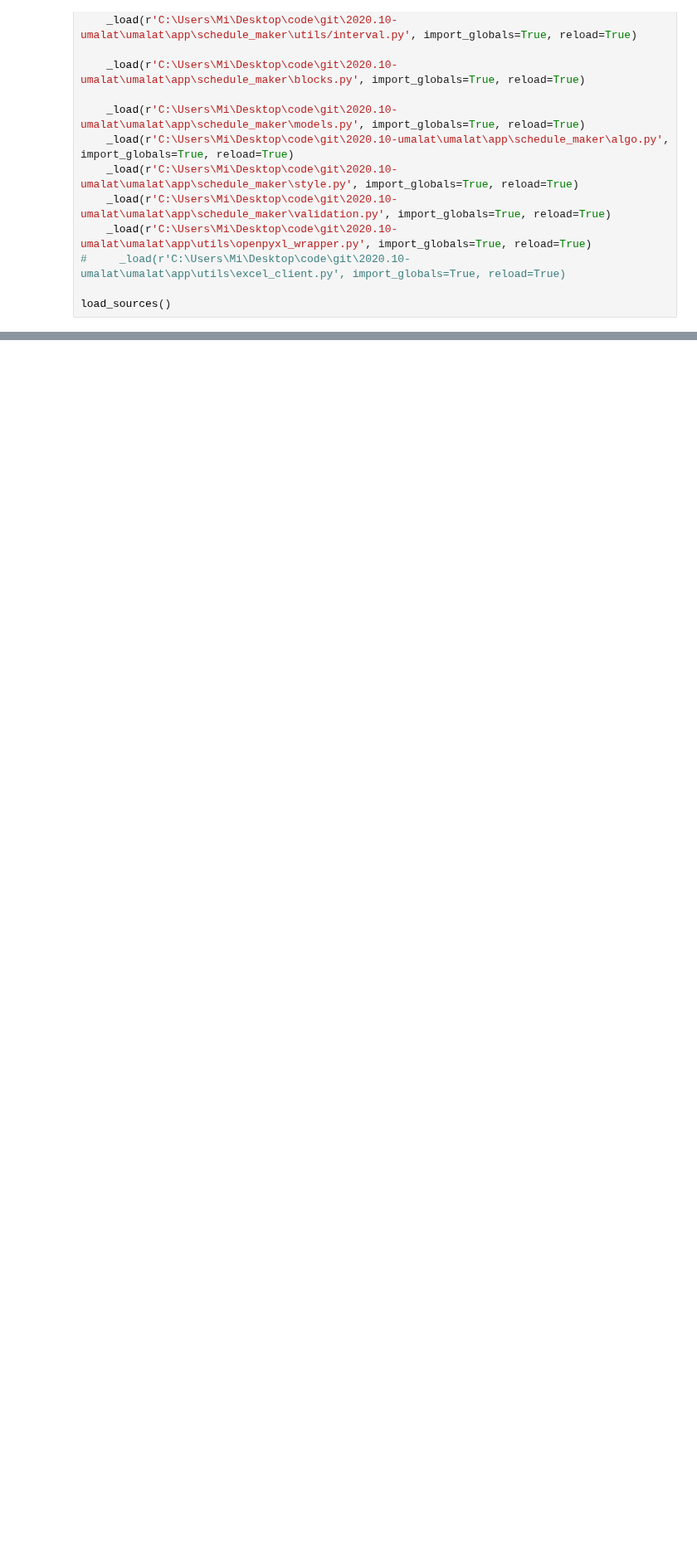
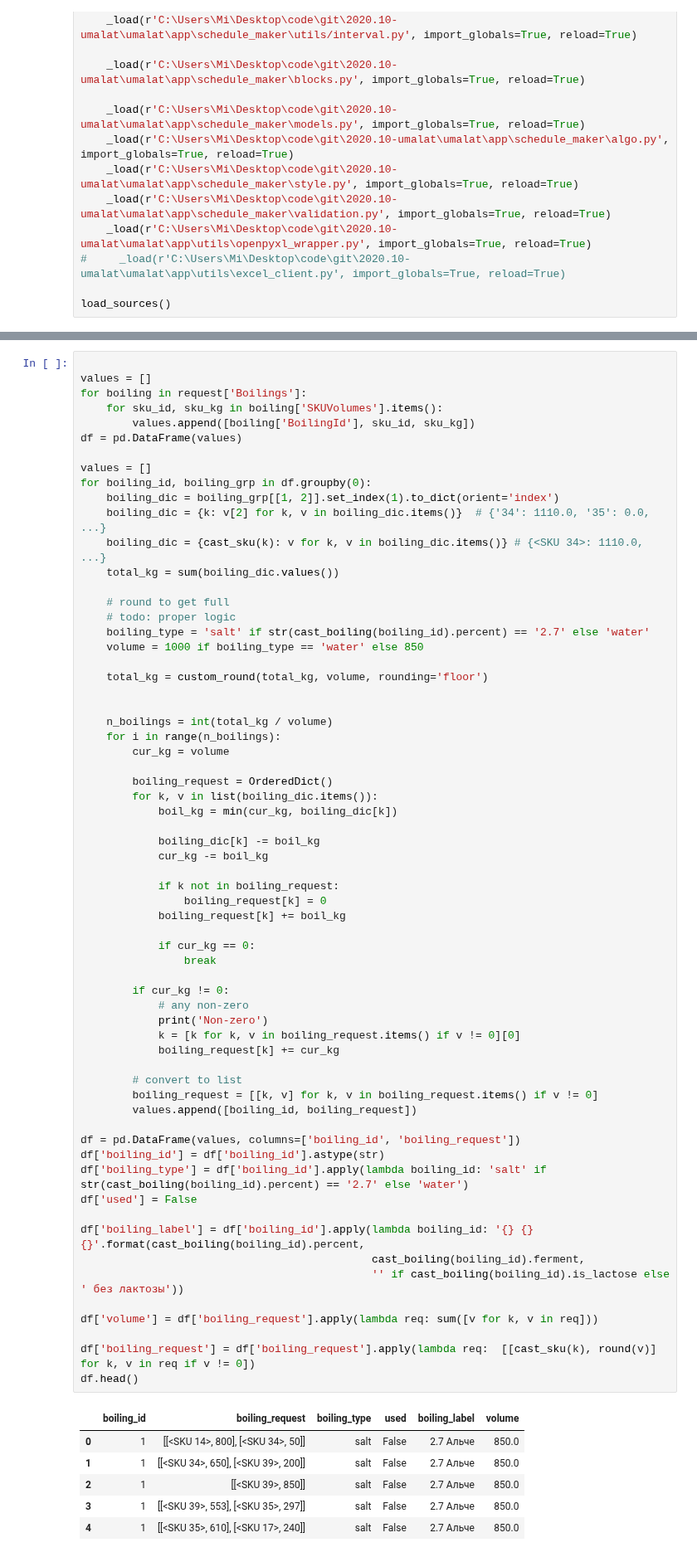
Before and after one commit to nkrokhmal/umalat, a Jupyter notebook: research/akadaner/2020.12.09 algo.ipynb, the cells around one changed output, grey strips where cells are left out. Shown at 83% size. Drawn from its saved outputs; the diff is of its cells as text; blank space fills up the shorter version.

```diff
--- a/research/akadaner/2020.12.09 algo.ipynb
+++ b/research/akadaner/2020.12.09 algo.ipynb
@@ -54,0 +109,71 @@ pyperclip.copy(draw_print(root, visible_only=False))
+# %%
+
+values = []
+for boiling in request['Boilings']:
+    for sku_id, sku_kg in boiling['SKUVolumes'].items():
+        values.append([boiling['BoilingId'], sku_id, sku_kg])
+df = pd.DataFrame(values)
+
+values = []
+for boiling_id, boiling_grp in df.groupby(0):
+    boiling_dic = boiling_grp[[1, 2]].set_index(1).to_dict(orient='index')
+    boiling_dic = {k: v[2] for k, v in boiling_dic.items()}  # {'34': 1110.0, '35': 0.0, ...}
+    boiling_dic = {cast_sku(k): v for k, v in boiling_dic.items()} # {<SKU 34>: 1110.0, ...}
+    total_kg = sum(boiling_dic.values())
+
+    # round to get full
+    # todo: proper logic
+    boiling_type = 'salt' if str(cast_boiling(boiling_id).percent) == '2.7' else 'water'
+    volume = 1000 if boiling_type == 'water' else 850
+
+    total_kg = custom_round(total_kg, volume, rounding='floor')
+
+
+    n_boilings = int(total_kg / volume)
+    for i in range(n_boilings):
+        cur_kg = volume
+
+        boiling_request = OrderedDict()
+        for k, v in list(boiling_dic.items()):
+            boil_kg = min(cur_kg, boiling_dic[k])
+
+            boiling_dic[k] -= boil_kg
+            cur_kg -= boil_kg
+
+            if k not in boiling_request:
+                boiling_request[k] = 0
+            boiling_request[k] += boil_kg
+
+            if cur_kg == 0:
+                break
+
+        if cur_kg != 0:
+            # any non-zero
+            print('Non-zero')
+            k = [k for k, v in boiling_request.items() if v != 0][0]
+            boiling_request[k] += cur_kg
+
+        # convert to list
+        boiling_request = [[k, v] for k, v in boiling_request.items() if v != 0]
+        values.append([boiling_id, boiling_request])
+
+df = pd.DataFrame(values, columns=['boiling_id', 'boiling_request'])
+df['boiling_id'] = df['boiling_id'].astype(str)
+df['boiling_type'] = df['boiling_id'].apply(lambda boiling_id: 'salt' if str(cast_boiling(boiling_id).percent) == '2.7' else 'water')
+df['used'] = False
+
+df['boiling_label'] = df['boiling_id'].apply(lambda boiling_id: '{} {}{}'.format(cast_boiling(boiling_id).percent,
+                                             cast_boiling(boiling_id).ferment,
+                                             '' if cast_boiling(boiling_id).is_lactose else ' без лактозы'))
+
+df['volume'] = df['boiling_request'].apply(lambda req: sum([v for k, v in req]))
+
+df['boiling_request'] = df['boiling_request'].apply(lambda req:  [[cast_sku(k), round(v)] for k, v in req if v != 0])
+df.head()
+# %% [output]
+|  | boiling_id | boiling_request | boiling_type | used | boiling_label | volume |
+| 0 | 1 | [[<SKU 14>, 800], [<SKU 34>, 50]] | salt | False | 2.7 Альче | 850.0 |
+| 1 | 1 | [[<SKU 34>, 650], [<SKU 39>, 200]] | salt | False | 2.7 Альче | 850.0 |
+| 2 | 1 | [[<SKU 39>, 850]] | salt | False | 2.7 Альче | 850.0 |
+| 3 | 1 | [[<SKU 39>, 553], [<SKU 35>, 297]] | salt | False | 2.7 Альче | 850.0 |
+| 4 | 1 | [[<SKU 35>, 610], [<SKU 17>, 240]] | salt | False | 2.7 Альче | 850.0 |
```
Also changed, not shown: parts of 16 cells of this notebook, 8 other files.
